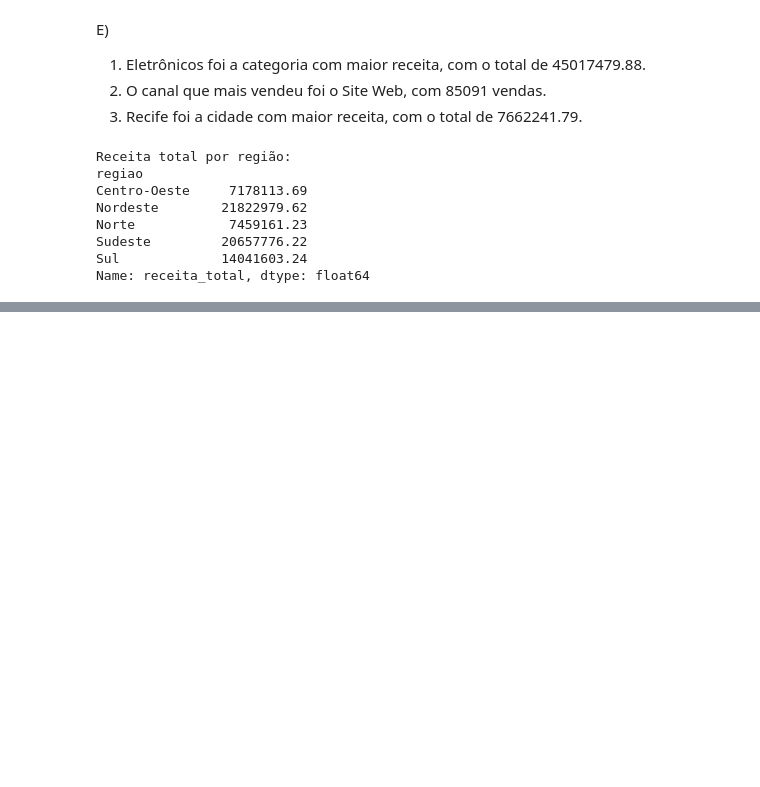
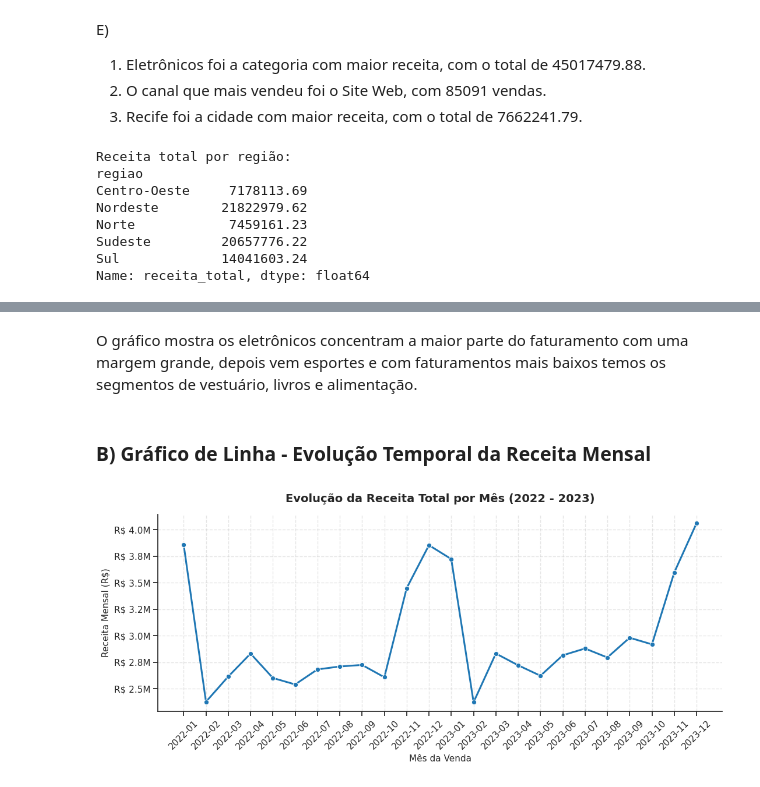
Before and after one commit to UFRJ-Analytica/ufrj-analytica-training, a Jupyter notebook: entregaveis/notebooks/caroline_nomura.ipynb, the cells around one changed output, grey strips where cells are left out. Drawn from its saved outputs; the diff is of its cells as text; code cells hidden in the pictures; blank space fills up the shorter version.

```diff
--- a/entregaveis/notebooks/caroline_nomura.ipynb
+++ b/entregaveis/notebooks/caroline_nomura.ipynb
@@ -392,0 +424,32 @@ Não consegui fazer a tempo.
+# %% [markdown]
+O gráfico mostra os eletrônicos concentram a maior parte do faturamento com uma margem grande, depois vem esportes e com faturamentos mais baixos temos os segmentos de vestuário, livros e alimentação.
+# %% [markdown]
+### B) Gráfico de Linha - Evolução Temporal da Receita Mensal
+# %%
+# Cria período mensal ordenado
+df_mensal = df.copy()
+df_mensal['ano_mes'] = df_mensal['data_venda'].dt.to_period('M').astype(str)
+evolucao_receita = df_mensal.groupby('ano_mes', as_index=False)['receita_total'].sum()
+
+plt.figure(figsize=(11, 5))
+ax = sns.lineplot(
+    data=evolucao_receita,
+    x='ano_mes',
+    y='receita_total',
+    marker='o',
+    color='#1f77b4',
+    linewidth=2.2,
+    markersize=6
+)
+
+plt.title('Evolução da Receita Total por Mês (2022 - 2023)', fontsize=14, weight='bold', pad=15)
+plt.xlabel('Mês da Venda', fontsize=11)
+plt.ylabel('Receita Mensal (R$)', fontsize=11)
+plt.xticks(rotation=45)
+ax.yaxis.set_major_formatter(plt.FuncFormatter(lambda x, pos: f'R$ {x*1e-6:.1f}M'))
+plt.grid(True, linestyle='--', alpha=0.5)
+sns.despine()
+plt.tight_layout()
+plt.show()
+# %% [output]
+[figure, added]
```
Also changed, not shown: parts of 17 cells of this notebook.
